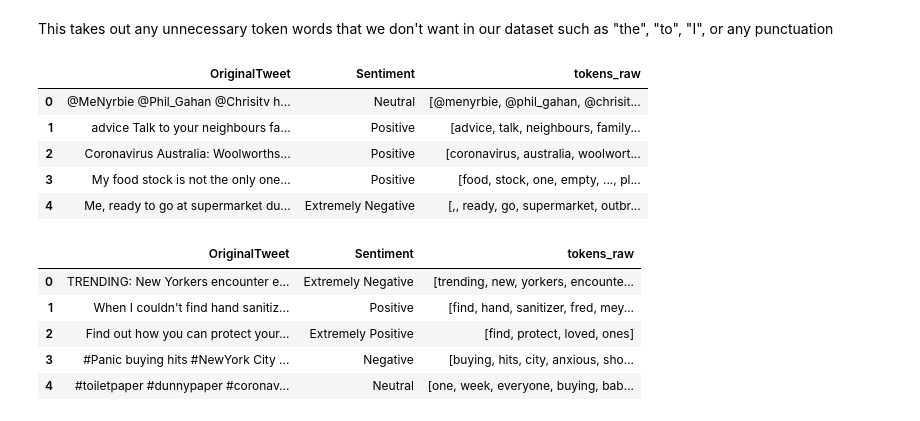
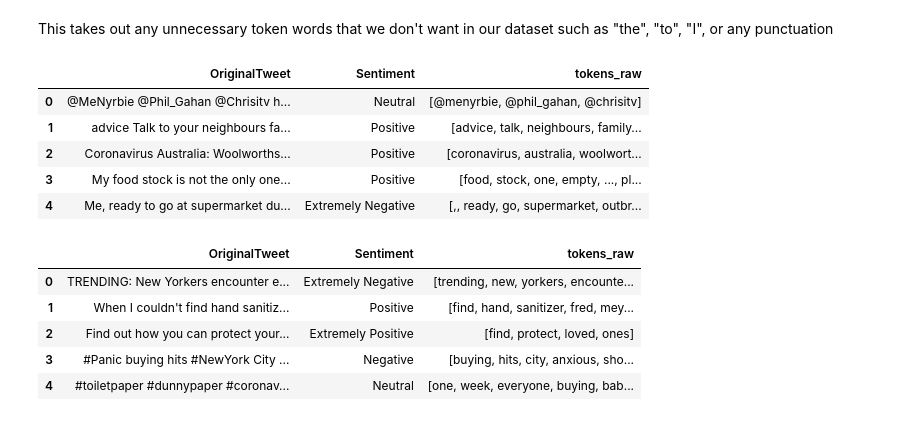
Before and after one commit to Asianspinmaster/cs39aa_project, a Jupyter notebook: project_part2.ipynb, the cells around one changed output. Cells and saved outputs as stored; diff of their text form; code cells hidden in the pictures.

```diff
--- a/project_part2.ipynb
+++ b/project_part2.ipynb
@@ -89,15 +114,16 @@ This takes out any unnecessary token words that we don't want in our dataset suc
 # %%
 import re
 from nltk.corpus import stopwords
 stop = set(stopwords.words('english'))
 removechars = set(['.','/','!','/','?',':',';'])
 train_data['tokens_raw'] = train_data['tokens_raw'].apply(lambda x: [w for w in x if w not in stop])
 train_data['tokens_raw'] = train_data['tokens_raw'].apply(lambda x: [w for w in x if w not in removechars])
 train_data['tokens_raw'] = train_data['tokens_raw'].apply(lambda x: [w for w in x if not re.match('^#', w)])
+train_data['tokens_raw'] = train_data['tokens_raw'].apply(lambda x: [w for w in x if not re.match('^http', w)]) # remove web links
 train_data.head()
 # %% [output]
 |  | OriginalTweet | Sentiment | tokens_raw |
-| 0 | @MeNyrbie @Phil_Gahan @Chrisitv h... | Neutral | [@menyrbie, @phil_gahan, @chrisit... |
+| 0 | @MeNyrbie @Phil_Gahan @Chrisitv h... | Neutral | [@menyrbie, @phil_gahan, @chrisitv] |
 | 1 | advice Talk to your neighbours fa... | Positive | [advice, talk, neighbours, family... |
 | 2 | Coronavirus Australia: Woolworths... | Positive | [coronavirus, australia, woolwort... |
 | 3 | My food stock is not the only one... | Positive | [food, stock, one, empty, ..., pl... |
```
Also changed, not shown: parts of 41 cells of this notebook.
